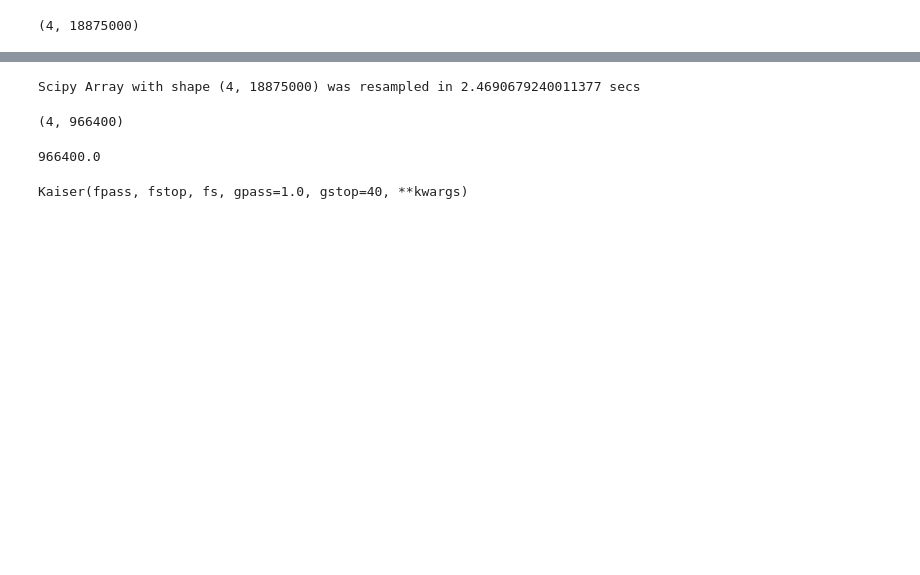
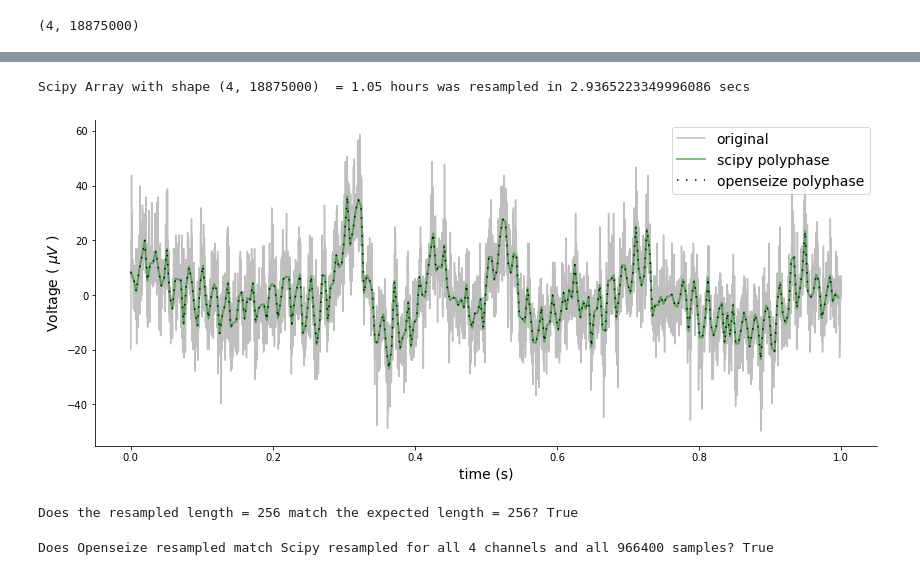
Before and after one commit to mscaudill/openseize, a Jupyter notebook: demos/resampling.ipynb, the cells around one changed output, grey strips where cells are left out. Drawn from its saved outputs; the diff is of its cells as text; code cells hidden in the pictures; blank space fills up the shorter version.

```diff
--- a/demos/resampling.ipynb
+++ b/demos/resampling.ipynb
@@ -562,9 +571,12 @@ print(pro.shape)
 # %% [output]
 (4, 18875000)
 # %%
+# Build a resampling producer and get all its values timing how long it takes
 rpro = resample(pro, L=32, M=625, fs=5000, chunksize=5e6, axis=-1)
 t0 = time.perf_counter()
-arr = rpro.to_array()
+op_poly = rpro.to_array()
 elapsed = time.perf_counter() - t0
-print('Producer with shape {} was resampled in {} secs'.format(pro.shape, elapsed))
+samples = pro.shape[-1]
+print('Producer with shape {} = {:.2f} hours was resampled in {} secs'.format(pro.shape,
+                                                                          samples/(3600*5000), elapsed))
 # %% [output]
@@ -572,40 +589,62 @@ Producer with shape (4, 18875000) was resampled in 3.6687963730000774 secs
 # %%
-all_data = pro.to_array()
+# Compute the resampled data using scipy
 
+# The polyphase filter will need a cutoff at 5000/(2*625) that is the Nyquist/M since M > L
 fcut = 5000//(2*max(32, 625))
 fpass = fcut - fcut/10
 fstop = fcut + fcut/10
 filt = Kaiser(fpass, fstop, gpass=0.1, gstop=40, fs=5000)
 
+# give the filter to scipy polyphase and time
 t0 = time.perf_counter()
-sp_poly = sp.signal.resample_poly(all_data, up=32, down=625, axis=-1, window=filt.coeffs)
+signals = pro.to_array()
+sp_poly = sp.signal.resample_poly(signals, up=32, down=625, axis=-1, window=filt.coeffs)
 elapsed = time.perf_counter() - t0
-print('Scipy Array with shape {} was resampled in {} secs'.format(pro.shape, elapsed))
+samples = pro.shape[-1]
+print('Scipy Array with shape {}  = {:.2f} hours was resampled in {} secs'.format(pro.shape,
+                                                                              samples/(3600*5000), elapsed))
 # %% [output]
-Scipy Array with shape (4, 18875000) was resampled in 2.4690679240011377 secs
+Scipy Array with shape (4, 18875000)  = 1.05 hours was resampled in 2.9365223349996086 secs
 # %%
-%matplotlib qt
-y = arr[0, 0:4*3000]
+# lets plot the first second of original data, scipy resampled data and openseize resampled data
+fs = 5000
+new_fs = 256
 
-z = sp_poly[0, 0:4*3000]
+# get 1st second of each data accting for different sample rates
+original = signals[0, :fs]
+op_result = op_poly[0, :new_fs]
+sp_result = sp_poly[0, :new_fs]
 
-fig, ax = plt.subplots()
-times = np.arange(0, 4, 1/5000)
+times = np.arange(0, 1, 1/fs)
+retimes = np.arange(0, 1, 1/new_fs)
 
-retimes = np.arange(0,4, 1/3000)
-ax.plot(times, x[0], color='gray', alpha=0.5, marker='o', markerfacecolor='none', markeredgecolor='tab:blue')
-ax.plot(retimes, z, color='green', alpha=0.5)
-ax.plot(retimes, y, color='k', linestyle=(0, [1,5]), marker='o', markerfacecolor='none')
+# plot original, scipy and openseize results
+fig, ax = plt.subplots(figsize=(14,6))
+ax.plot(times, original, color='gray', alpha=0.5, label='original')
+ax.plot(retimes, sp_result, color='green', alpha=0.5, label='scipy polyphase', linewidth=2)
+ax.plot(retimes, op_result, color='k', linestyle=(0, [1,5]), label='openseize polyphase')
+
+ax.set_ylabel(r'Voltage $(\ \mu V \ )$', fontsize=14)
+ax.set_xlabel('time (s)', fontsize=14)
+ax.spines.top.set_visible(False)
+ax.spines.right.set_visible(False)
+ax.legend(fontsize=14)
+
 plt.show()
+# %% [output]
+[figure, added]
 # %%
-print(arr.shape)
+# lets check that the shape of the resampled matches what we expect
+
+# we expect samples to be reduced by L/M = 256/5000
+expected_len = int(len(original) * 256/5000)
+msg = 'Does the resampled length = {} match the expected length = {}? {}'
+print(msg.format(len(op_result), expected_len, len(op_result) == expected_len))
 # %% [output]
-(4, 966400)
+Does the resampled length = 256 match the expected length = 256? True
 # %%
-pro.shape[-1]*32/625
+# Finally, lets check that openseizes resampled result matches scipys result for all channels and samples
+msg = 'Does Openseize resampled match Scipy resampled for all {} channels and all {} samples? {}'
+print(msg.format(*sp_poly.shape, np.allclose(sp_poly, op_poly)))
 # %% [output]
-966400.0
+Does Openseize resampled match Scipy resampled for all 4 channels and all 966400 samples? True
-# %%
-filt
-# %% [output]
-Kaiser(fpass, fstop, fs, gpass=1.0, gstop=40, **kwargs)
```
Also changed, not shown: parts of 19 cells of this notebook.
